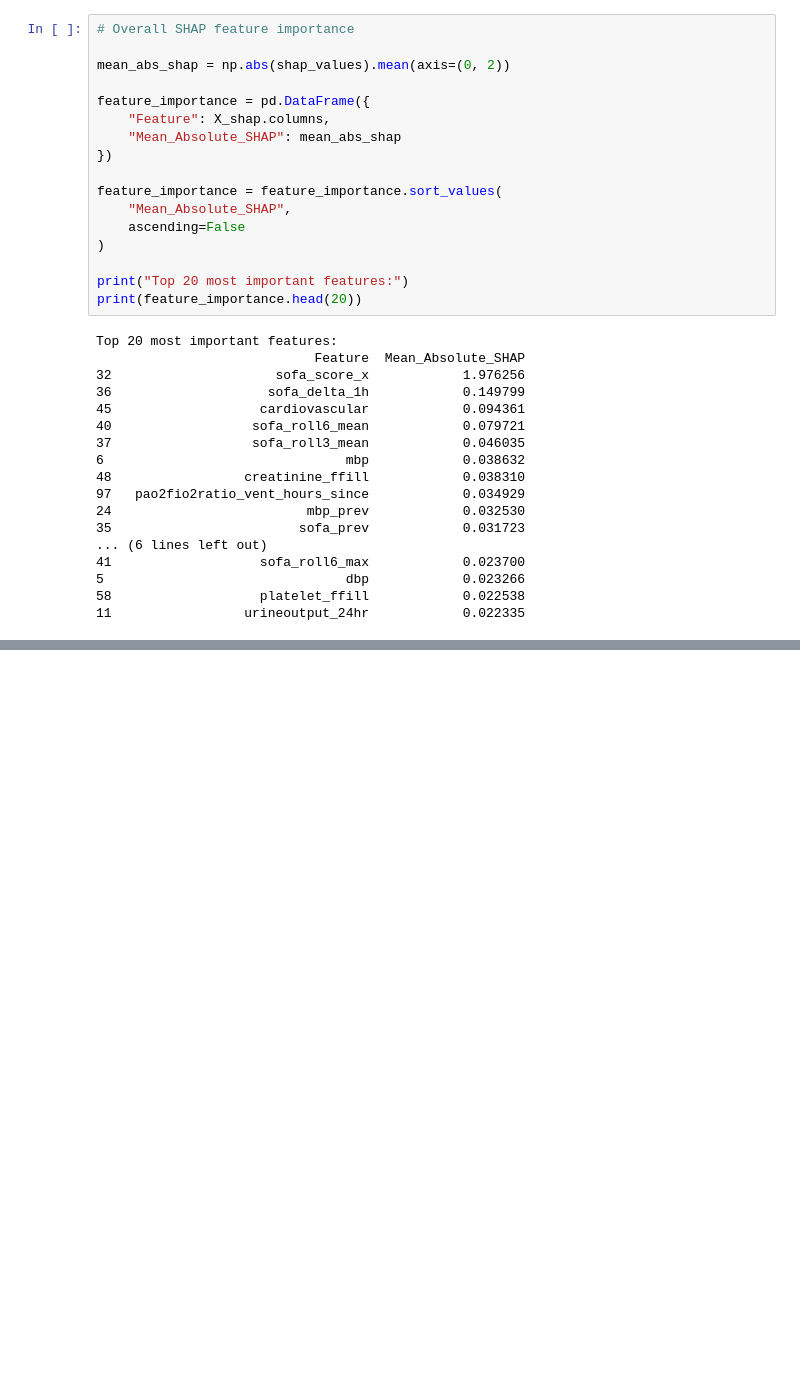
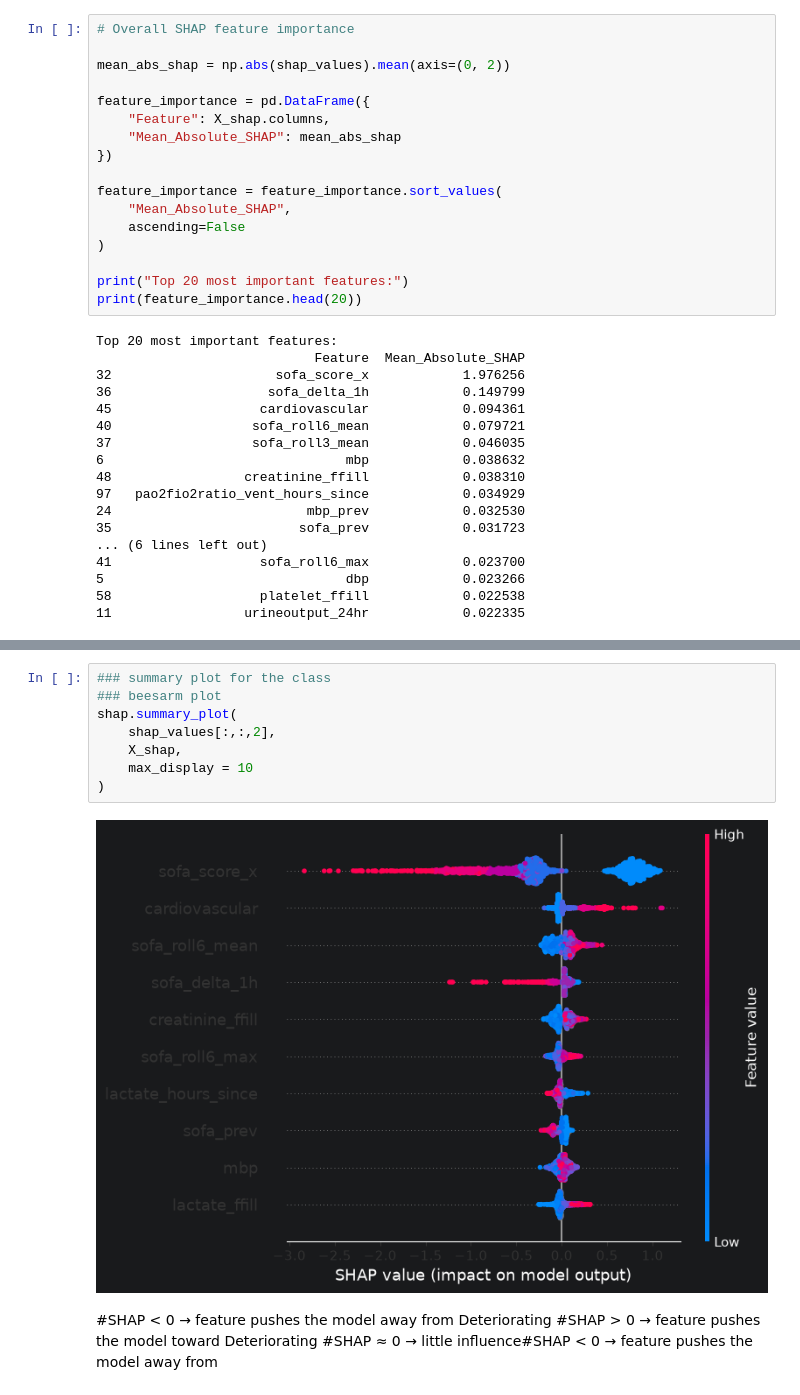
Before and after one commit to Prajin-K/Explainable-Sepsis-AI, a Jupyter notebook: notebooks/18_Sepsis_Progression_Model_Training_redo.ipynb, the cells around one changed output, grey strips where cells are left out. Cells and saved outputs as stored; diff of their text form; blank space fills up the shorter version.

Commit message:
Add multiclass SHAP explainability

```diff
--- a/notebooks/18_Sepsis_Progression_Model_Training_redo.ipynb
+++ b/notebooks/18_Sepsis_Progression_Model_Training_redo.ipynb
@@ -441,0 +502,14 @@ Top 20 most important features:
+# %%
+### summary plot for the class
+### beesarm plot
+shap.summary_plot(
+    shap_values[:,:,2],
+    X_shap,
+    max_display = 10
+)
+# %% [output]
+[figure, added]
+# %% [markdown]
+#SHAP < 0 → feature pushes the model away from Deteriorating
+#SHAP > 0 → feature pushes the model toward Deteriorating
+#SHAP ≈ 0 → little influence#SHAP < 0 → feature pushes the model away from
```
Also changed, not shown: parts of 7 cells of this notebook.
